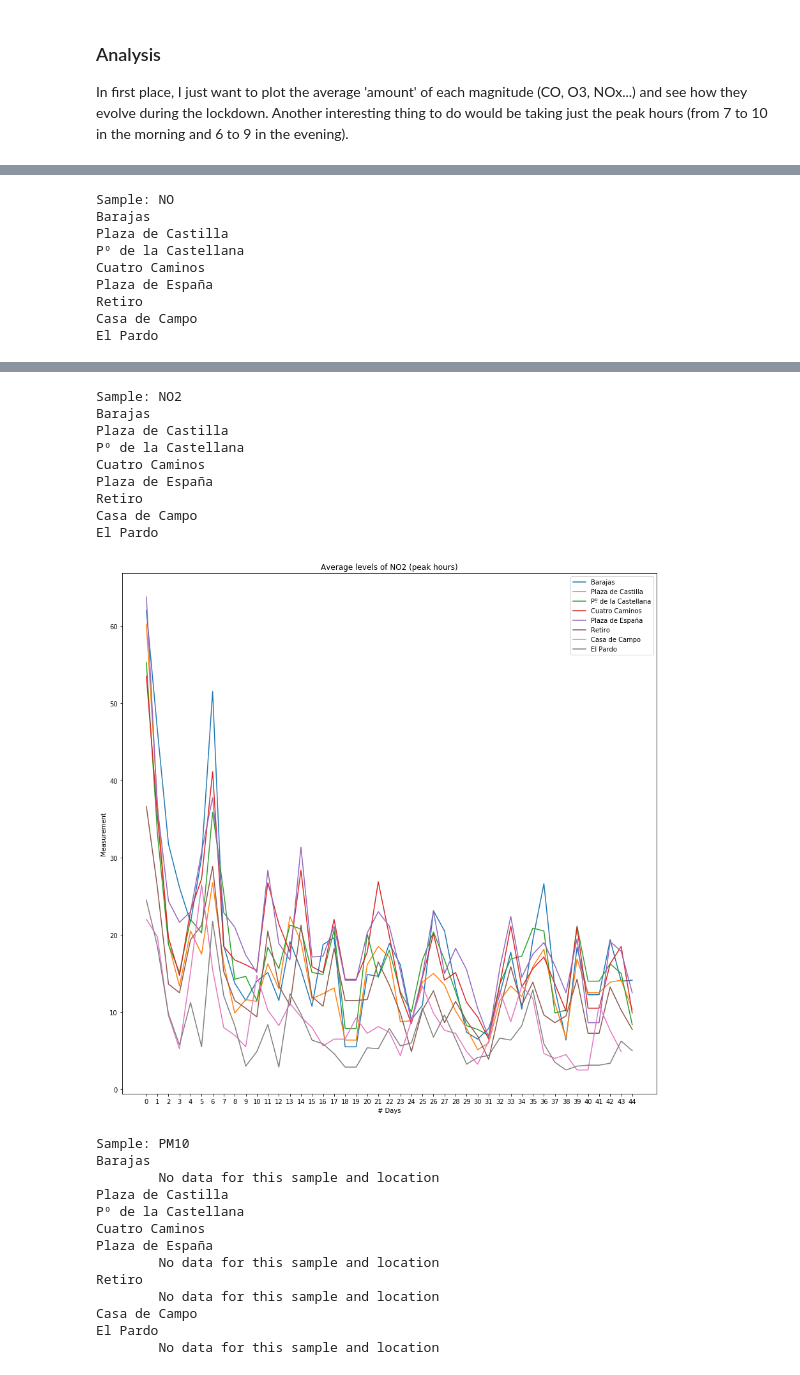
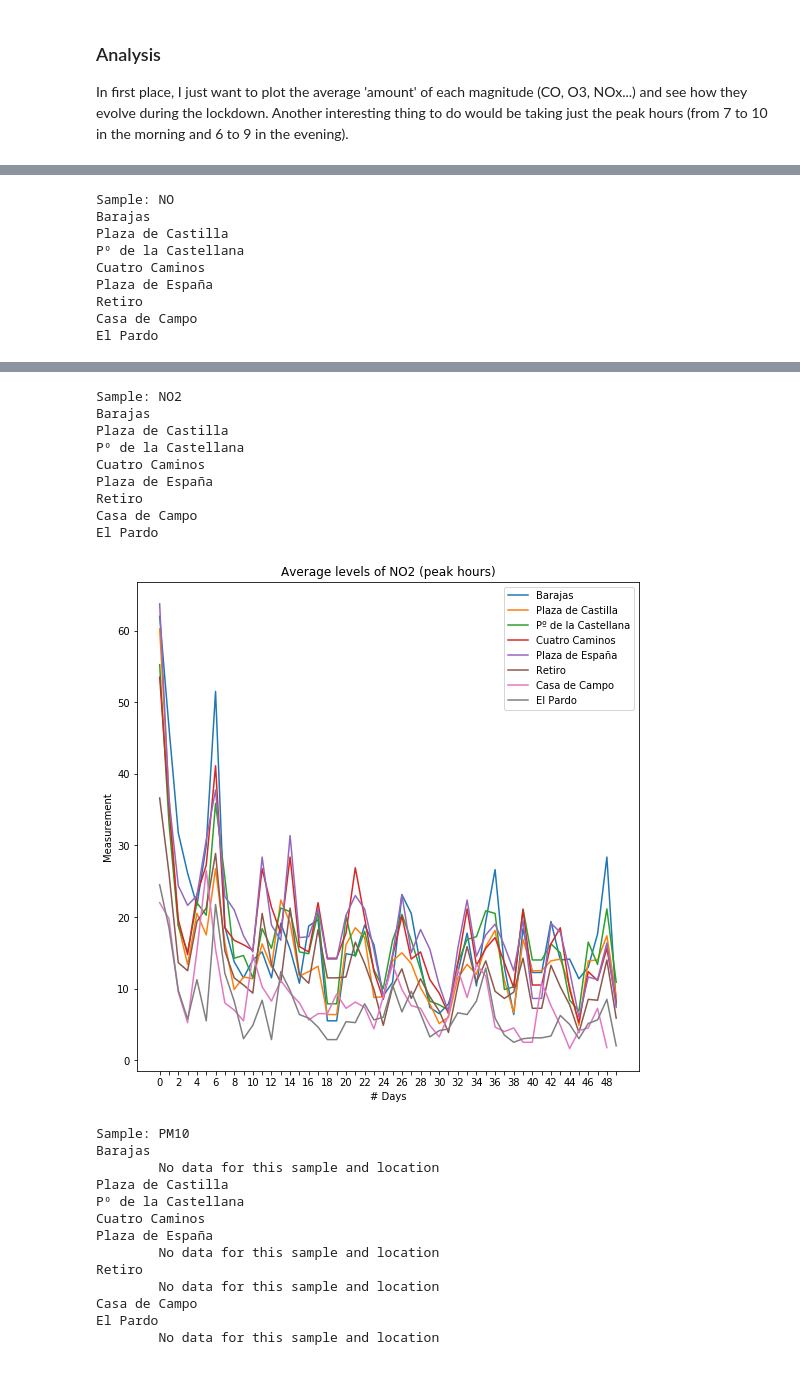
Before and after one commit to ignaciohrdz/madrid-covid19-air-quality, a Jupyter notebook: air_analysis.ipynb, the cells around one changed output, grey strips where cells are left out. Drawn from its saved outputs; the diff is of its cells as text; code cells hidden in the pictures.

```diff
--- a/air_analysis.ipynb
+++ b/air_analysis.ipynb
@@ -57,7 +57,7 @@ import matplotlib
 import numpy as np
 import glob
 import os
-matplotlib.rcParams['figure.figsize'] = (15, 15)
+matplotlib.rcParams['figure.figsize'] = (9, 9)
 
 check_places = {'28079027':'Barajas','28079050':'Plaza de Castilla','28079048':'Pº de la Castellana','28079038':'Cuatro Caminos','28079035':'Plaza de España', '28079049':'Retiro', '28079024':'Casa de Campo', '28079058':'El Pardo'}
 measurements = {1:'SO2',6:'CO',7:'NO',8:'NO2',10:'PM10',12:'NOx',14:'O3',44:'NMHC'}
@@ -131,6 +131,9 @@ for m_code,m_name in measurements.items():
         plt.xlabel('# Days')
         plt.ylabel('Measurement')
         plt.title('Average levels of '+m_name)
+        ax = plt.gca()
+        for label in ax.get_xaxis().get_ticklabels()[1::2]:
+            label.set_visible(False)
         plt.show()
 # %% [output]
 Sample: SO2
@@ -243,6 +246,9 @@ for m_code,m_name in measurements.items():
         plt.xlabel('# Days')
         plt.ylabel('Measurement')
         plt.title('Average levels of ' + m_name + ' (peak hours)')
+        ax = plt.gca()
+        for label in ax.get_xaxis().get_ticklabels()[1::2]:
+            label.set_visible(False)
         plt.show()
 # %% [output]
 Sample: SO2
@@ -289,13 +295,13 @@ El Pardo
 Sample: NO2
 Barajas
 Plaza de Castilla
 Pº de la Castellana
 Cuatro Caminos
 Plaza de España
 Retiro
 Casa de Campo
 El Pardo
-[figure, old version]
+[figure, new version]
 Sample: PM10
 Barajas
         No data for this sample and location
```
Also changed, not shown: parts of 3 cells of this notebook, 6 other files.
